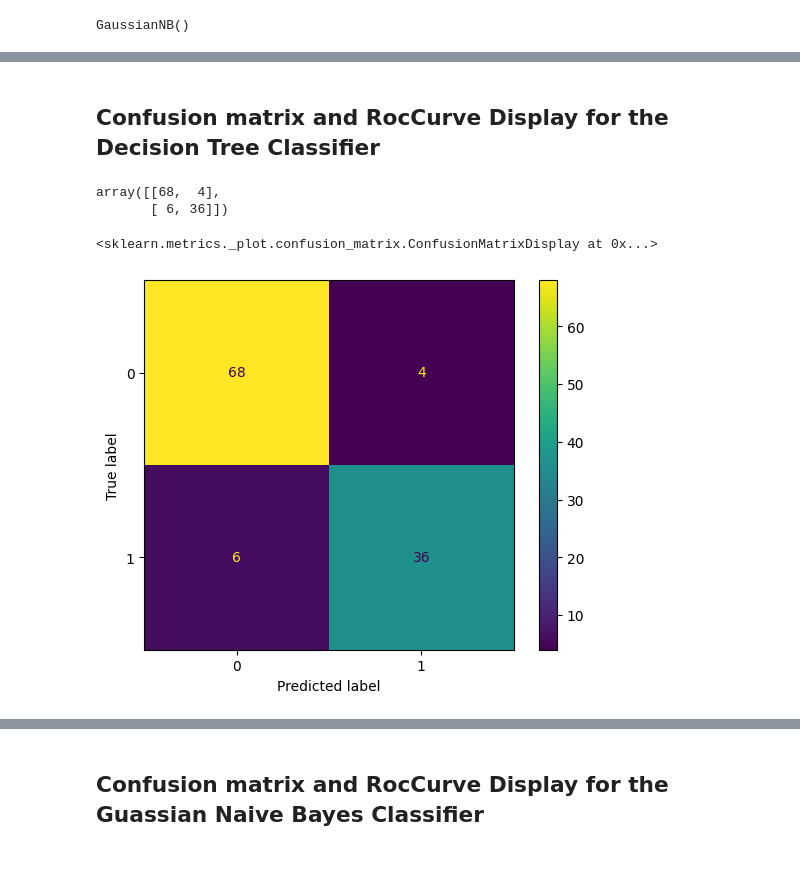
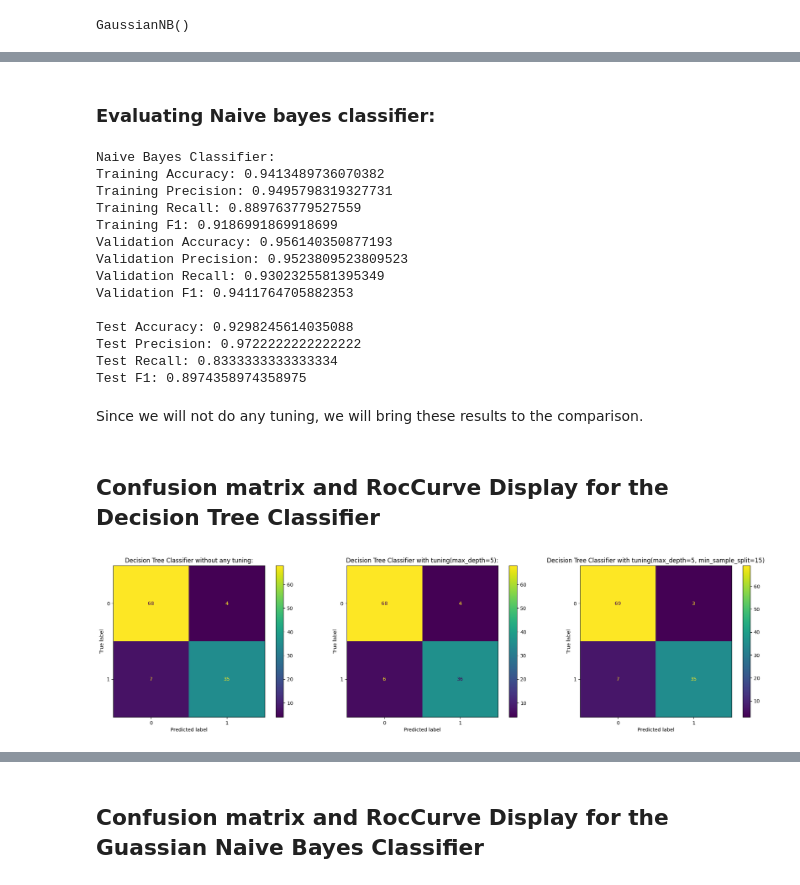
Before and after one commit to Wolff404/Unsupervised-learning, a Jupyter notebook: Comparison_of_classifiers.ipynb, the cells around one changed output, grey strips where cells are left out. Drawn from its saved outputs; the diff is of its cells as text; code cells hidden in the pictures.

Commit message:
Added better plots.

```diff
--- a/Comparison_of_classifiers.ipynb
+++ b/Comparison_of_classifiers.ipynb
@@ -205,16 +208,47 @@ Test F1: 0.8974358974358975
+# %% [markdown]
+### Evaluating Naive bayes classifier:
+# %%
+print("Naive Bayes Classifier:")
+evaluate(naive_bayes_model1, final_eval=1)
+# %% [output]
+Naive Bayes Classifier:
+Training Accuracy: 0.9413489736070382
+Training Precision: 0.9495798319327731
+Training Recall: 0.889763779527559
+Training F1: 0.9186991869918699
+Validation Accuracy: 0.956140350877193
+Validation Precision: 0.9523809523809523
+Validation Recall: 0.9302325581395349
+Validation F1: 0.9411764705882353
+
+Test Accuracy: 0.9298245614035088
+Test Precision: 0.9722222222222222
+Test Recall: 0.8333333333333334
+Test F1: 0.8974358974358975
+# %% [markdown]
+Since we will not do any tuning, we will bring these results to the comparison.
 # %% [markdown]
 ## Confusion matrix and RocCurve Display for the Decision Tree Classifier
-# %%
-confusion_matrix(test_target, decision_tree_model1.predict(test_features))
-# %% [output]
-array([[68,  4],
-       [ 6, 36]])
 # %%
-ConfusionMatrixDisplay.from_estimator(decision_tree_model1, test_features, test_target)
+# Using test features and test targets
+fig, axes = plt.subplots(1, 3, figsize=(20, 5))
+
+ConfusionMatrixDisplay.from_estimator(decision_tree_model0, test_features, test_target, ax=axes[0])
+axes[0].set_title("Decision Tree Classifier without any tuning:")
+
+ConfusionMatrixDisplay.from_estimator(decision_tree_model1, test_features, test_target, ax=axes[1])
+axes[1].set_title("Decision Tree Classifier with tuning(max_depth=5):")
+
+ConfusionMatrixDisplay.from_estimator(decision_tree_model2, test_features, test_target, ax=axes[2])
+axes[2].set_title("Decision Tree Classifier with tuning(max_depth=5, min_sample_split=15)")
+
+plt.tight_layout()
+plt.show()
+
+
 #Top left is correctly guessed positives (True Positives)
 #Top right is incorrectly guessed positives (False Positives)
 #Bottom left is incorrectly guessed negatives (False Negatives)
 #Bottom right is correctly guessed negatives (True Negatives)
 # %% [output]
-<sklearn.metrics._plot.confusion_matrix.ConfusionMatrixDisplay at 0x...>
-[figure, old version]
+[figure, new version]
```
Also changed, not shown: parts of 13 cells of this notebook.
